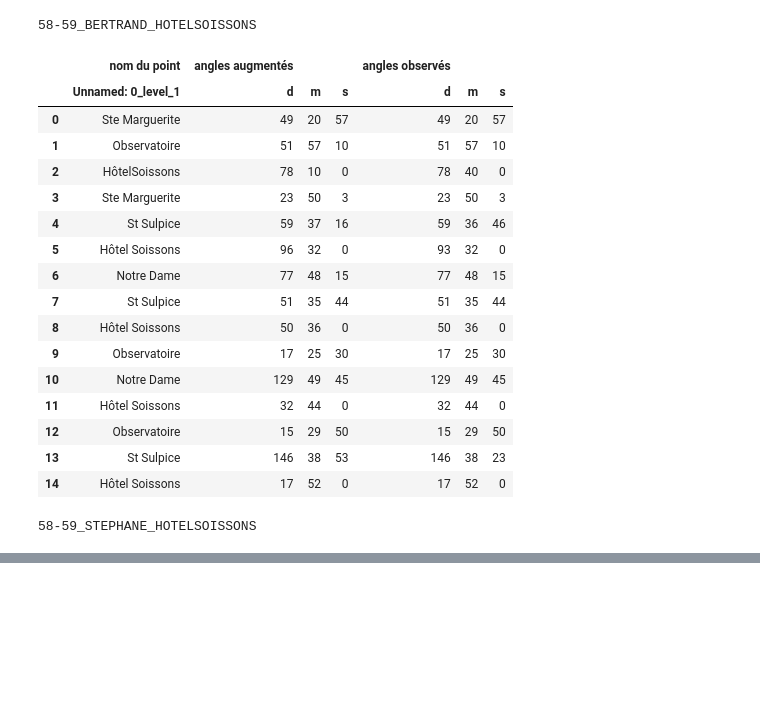
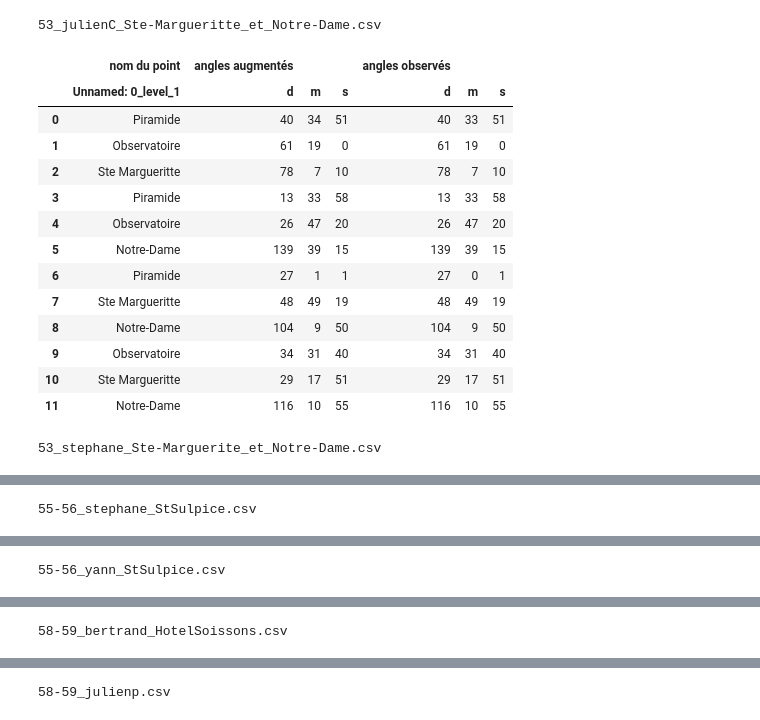
Before and after one commit to HueyNemud/atelier-verniquet, a Jupyter notebook: 10-extraction_des_triangles/11-bases_vues_54_66/diff.ipynb, the cells around one changed output, grey strips where cells are left out. Drawn from its saved outputs; the diff is of its cells as text; code cells hidden in the pictures; blank space fills up the shorter version.

```diff
--- a/10-extraction_des_triangles/11-bases_vues_54_66/diff.ipynb
+++ b/10-extraction_des_triangles/11-bases_vues_54_66/diff.ipynb
@@ -26,6 +0,0 @@ RIGHT = "58-59_stephane_HotelSoissons"
-# %%
-import pandas as pd
-
-
-a = pd.read_excel(f"{LEFT}.ods", engine="odf", header=(0,1))
-b = pd.read_excel(f"{RIGHT}.ods", engine="odf", header=(0,1))
@@ -31,0 +14,23 @@ b = pd.read_excel(f"{RIGHT}.ods", engine="odf", header=(0,1))
+# %%
+import pandas as pd
+import os
+
+inputs = ["53_julienC_Ste-Margueritte_et_Notre-Dame.csv",
+"53_stephane_Ste-Marguerite_et_Notre-Dame.csv",
+"55-56_stephane_StSulpice.csv",
+"55-56_yann_StSulpice.csv",
+"58-59_bertrand_HotelSoissons.csv",
+"58-59_julienp.csv",
+"58-59_stephane_HotelSoissons.csv",
+"61-62_pascal_PorteStDenis.csv",
+"61-62_stephane_PorteStDenis.csv",
+"61-62_yann_StDenis.csv"]
+
+files = pd.DataFrame(inputs, [f.split("_")[0] for f in inputs], columns=["file"])
+print(files)
+files = files.groupby(files.index, as_index=True)
+
+groups = []
+for grp in files:
+    data = [(f,pd.read_csv(f, header=[0,1])) for f in grp[1]["file"].values]
+    groups.append(data)
@@ -32,34 +49,31 @@ b = pd.read_excel(f"{RIGHT}.ods", engine="odf", header=(0,1))
 # %%
-
 from IPython.display import display_html
 
-v = pd.DataFrame(a != b).applymap(lambda x: "background:red" if x != 0 else "")
+def display_diff(a, b, caption_a="", caption_b=""):
+    v = pd.DataFrame(a != b).applymap(lambda x: "background:red" if x != 0 else "")
+    to_side = lambda tbl : tbl.style.apply(lambda s: v, axis=None).set_table_attributes("style='display:inline'")
+    a =  to_side(a).set_caption(caption_a)
+    b = to_side(b).set_caption(caption_b)
+    display_html(a._repr_html_()+b._repr_html_(), raw=True)
 
-to_side = lambda tbl : tbl.style.apply(lambda s: v, axis=None).set_table_attributes("style='display:inline'")
-
-a =  to_side(a).set_caption(LEFT.upper())
-b = to_side(b).set_caption(RIGHT.upper())
-
-display_html(a._repr_html_()+b._repr_html_(), raw=True)
+for grp in groups:
+    display_diff(grp[0][1], grp[1][1], grp[0][0], grp[1][0])
 # %% [output]
-58-59_BERTRAND_HOTELSOISSONS
+53_julienC_Ste-Margueritte_et_Notre-Dame.csv
 |  | nom du point | angles augmentés |  |  | angles observés |  |  |
 |  | Unnamed: 0_level_1 | d | m | s | d | m | s |
-| 0 | Ste Marguerite | 49 | 20 | 57 | 49 | 20 | 57 |
-| 1 | Observatoire | 51 | 57 | 10 | 51 | 57 | 10 |
-| 2 | HôtelSoissons | 78 | 10 | 0 | 78 | 40 | 0 |
-| 3 | Ste Marguerite | 23 | 50 | 3 | 23 | 50 | 3 |
-| 4 | St Sulpice | 59 | 37 | 16 | 59 | 36 | 46 |
-| 5 | Hôtel Soissons | 96 | 32 | 0 | 93 | 32 | 0 |
-| 6 | Notre Dame | 77 | 48 | 15 | 77 | 48 | 15 |
-| 7 | St Sulpice | 51 | 35 | 44 | 51 | 35 | 44 |
-| 8 | Hôtel Soissons | 50 | 36 | 0 | 50 | 36 | 0 |
-| 9 | Observatoire | 17 | 25 | 30 | 17 | 25 | 30 |
-| 10 | Notre Dame | 129 | 49 | 45 | 129 | 49 | 45 |
-| 11 | Hôtel Soissons | 32 | 44 | 0 | 32 | 44 | 0 |
-| 12 | Observatoire | 15 | 29 | 50 | 15 | 29 | 50 |
-| 13 | St Sulpice | 146 | 38 | 53 | 146 | 38 | 23 |
-| 14 | Hôtel Soissons | 17 | 52 | 0 | 17 | 52 | 0 |
+| 0 | Piramide | 40 | 34 | 51 | 40 | 33 | 51 |
+| 1 | Observatoire | 61 | 19 | 0 | 61 | 19 | 0 |
+| 2 | Ste Margueritte | 78 | 7 | 10 | 78 | 7 | 10 |
+| 3 | Piramide | 13 | 33 | 58 | 13 | 33 | 58 |
+| 4 | Observatoire | 26 | 47 | 20 | 26 | 47 | 20 |
+| 5 | Notre-Dame | 139 | 39 | 15 | 139 | 39 | 15 |
+| 6 | Piramide | 27 | 1 | 1 | 27 | 0 | 1 |
+| 7 | Ste Margueritte | 48 | 49 | 19 | 48 | 49 | 19 |
+| 8 | Notre-Dame | 104 | 9 | 50 | 104 | 9 | 50 |
+| 9 | Observatoire | 34 | 31 | 40 | 34 | 31 | 40 |
+| 10 | Ste Margueritte | 29 | 17 | 51 | 29 | 17 | 51 |
+| 11 | Notre-Dame | 116 | 10 | 55 | 116 | 10 | 55 |
-58-59_STEPHANE_HOTELSOISSONS
+53_stephane_Ste-Marguerite_et_Notre-Dame.csv
 |  | nom du point | angles augmentés |  |  | angles observés |  |  |
 |  | Unnamed: 0_level_1 | d | m | s | d | m | s |
@@ -80,0 +92 @@ display_html(a._repr_html_()+b._repr_html_(), raw=True)
+55-56_stephane_StSulpice.csv
@@ -80,0 +107 @@ display_html(a._repr_html_()+b._repr_html_(), raw=True)
+55-56_yann_StSulpice.csv
@@ -80,0 +122 @@ display_html(a._repr_html_()+b._repr_html_(), raw=True)
+58-59_bertrand_HotelSoissons.csv
@@ -80,0 +140 @@ display_html(a._repr_html_()+b._repr_html_(), raw=True)
+58-59_julienp.csv
```
Also changed, not shown: parts of 5 cells of this notebook, 13 other files.
